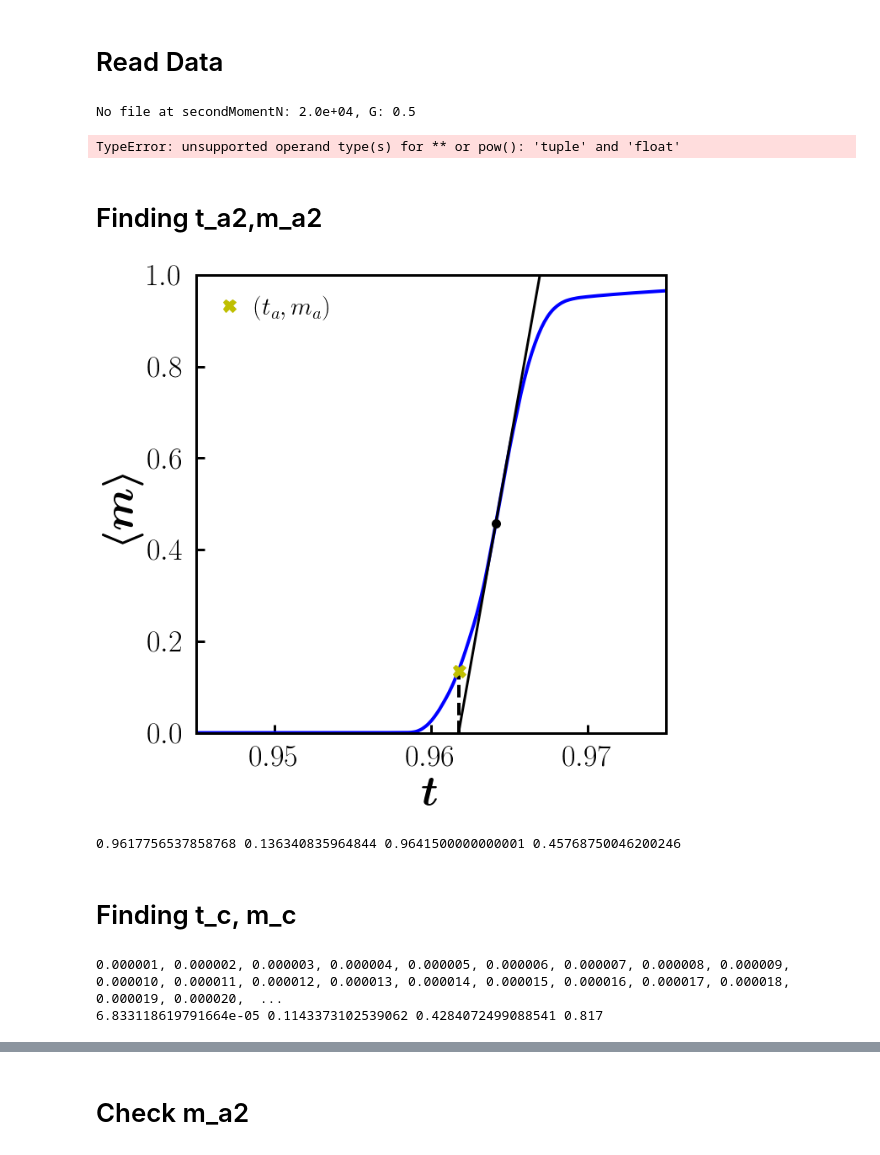
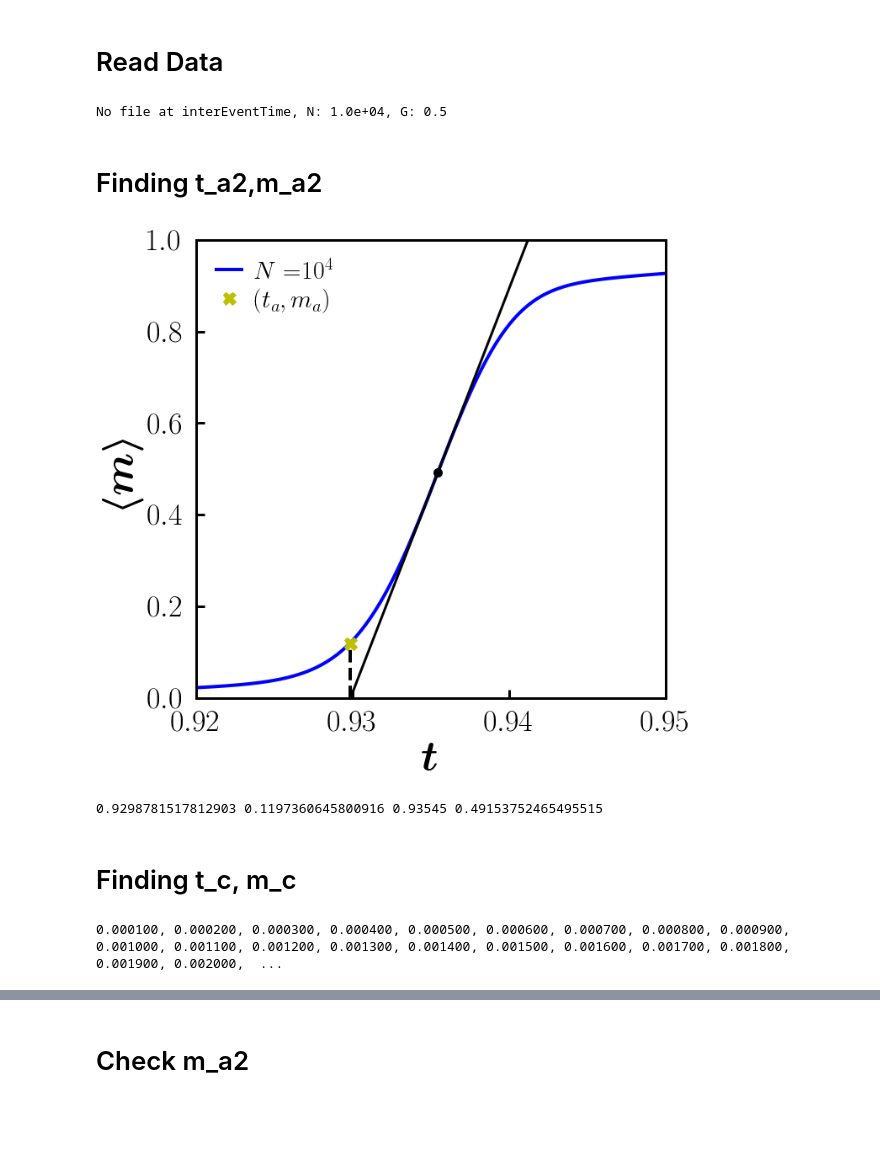
Before and after one commit to hoyunchoi/mBFW, a Jupyter notebook: src/characteristic_time.ipynb, the cells around one changed output, grey strips where cells are left out. Saved outputs shown, nothing was run; the diff lists cells and outputs as text; code cells hidden in the pictures; blank space fills up the shorter version.

Commit message:
finish sub/super, time dist

```diff
--- a/src/characteristic_time.ipynb
+++ b/src/characteristic_time.ipynb
@@ -37,91 +39,79 @@ t_mcs_c = {}
 m_mcs_c = {}
 # %%
 # for networkSize in networkSizeList:
-# for networkSize in [10000, 20000, 40000, 80000, 160000, 320000]:
-for networkSize in [20000, 160000, 1280000, 10240000]:
+for networkSize in [10000]:
     time[networkSize] = np.arange(0.0, 1.0, 1/networkSize)
     # for acceptanceThreshold in acceptanceThresholdList:
     for acceptanceThreshold in [0.5]:
         current = networkSize, acceptanceThreshold
-        points[current] = rd.readPoints(networkSize, acceptanceThreshold)
+        points[current] = {}
         #* -------------------------------------------------------
         orderParameter[current] = rd.read("orderParameter", networkSize, acceptanceThreshold)
         meanClusterSize[current] = rd.read("meanClusterSize", networkSize, acceptanceThreshold)
         secondMoment[current] = rd.read("secondMoment", networkSize, acceptanceThreshold)
         orderParameterVariance[current] = networkSize * (secondMoment[current] - orderParameter[current] ** 2.0)
-        # interEventTime[current] = rd.read("interEventTime", networkSize, acceptanceThreshold)
-        netOrderParameter[current] = {}
-        netSecondMoment[current] = {}
-        netOrderParameterVariance[current] = {}
-        for state in ["sub", "super"]:
-            netOrderParameter[current][state] = rd.read("netOrderParameter", networkSize, acceptanceThreshold, state)
-            netSecondMoment[current][state] = rd.read("netSecondMoment", networkSize, acceptanceThreshold, state)
-            t, sm = netSecondMoment[current][state]
-            netOrderParameterVariance[current][state] = t, networkSize * (sm - netOrderParameter[current][state] ** 2.0)
-        # singleOrderParameter[current] = rd.read("singleOrderParameter", networkSize, acceptanceThreshold)
+        interEventTime[current] = rd.read("interEventTime", networkSize, acceptanceThreshold)
         #* ---------------------------------------------------------
-        # orderParameterDist_t[current] = rd.extractRepeater("orderParameterDist", networkSize, acceptanceThreshold)
-        # for t in orderParameterDist_t[current]:
-        #     orderParameterDist[current, t] = rd.read("orderParameterDist", networkSize, acceptanceThreshold, t)
-        # clusterSizeDist_op[current] = rd.extractRepeater("clusterSizeDist", networkSize, acceptanceThreshold)
-        # for op in clusterSizeDist_op[current]:
-        #     clusterSizeDist[current, op] = rd.read("clusterSizeDist", networkSize, acceptanceThreshold, op)
+#         orderParameterDist_t[current] = rd.extractRepeater("orderParameterDist", networkSize, acceptanceThreshold)
+#         for t in orderParameterDist_t[current]:
+#             orderParameterDist[current, t] = rd.read("orderParameterDist", networkSize, acceptanceThreshold, t)
+#         clusterSizeDist_op[current] = rd.extractRepeater("clusterSizeDist", networkSize, acceptanceThreshold)
+#         for op in clusterSizeDist_op[current]:
+#             clusterSizeDist[current, op] = rd.read("clusterSizeDist", networkSize, acceptanceThreshold, op)
         #* ---------------------------------------------------------
+#         netOrderParameter[current] = {}
+#         netSecondMoment[current] = {}
+#         netOrderParameterVariance[current] = {}
+#         for accumulate in ["78"]:
+#             for state in ["sub", "super"]:
+#                 netOrderParameter[current][accumulate + state] = rd.read("netOrderParameter", networkSize, acceptanceThreshold, accumulate + state)
+#                 netSecondMoment[current][accumulate + state] = rd.read("netSecondMoment", networkSize, acceptanceThreshold, accumulate + state)
+#                 netOrderParameterVariance[current][accumulate + state] = netSecondMoment[current][accumulate + state][0],  networkSize * (netSecondMoment[current][accumulate + state][1] - netOrderParameter[current][accumulate + state][1] ** 2.0)
 # %% [output]
-No file at secondMomentN: 2.0e+04, G: 0.5
+No file at interEventTime, N: 1.0e+04, G: 0.5
-TypeError: unsupported operand type(s) for ** or pow(): 'tuple' and 'float'
+# %%
+current = networkSize, acceptanceThreshold = 10000, 0.5
 # %% [markdown]
 # Finding t_a2,m_a2
 # %%
 fig, ax = plt.subplots()
 ax.set_rasterized(True)
 
-networkSize = 1280000
-acceptanceThreshold = 0.4
-current = networkSize, acceptanceThreshold
-
 t, op = avgLinBin(time[networkSize], orderParameter[current])
-ax.plot(t, op, 'b-')
+ax.plot(t, op, 'b-', label=latex_string("N=") + latex_sci(networkSize, 3))
 t_a2, m_a2, t_inflection, m_inflection = rd.get_ta_inflection(networkSize, orderParameter[current])
 a = m_inflection/(t_inflection-t_a2)
 ax.plot([t_a2, t_inflection + (1-m_inflection)/a], [0, 1], 'k-', linewidth=3)
 ax.plot(t_inflection, m_inflection, "ko", markersize=10)
 ax.plot([t_a2,t_a2], [0, m_a2], 'k--')
 ax.plot(t_a2, m_a2, 'yX', label=latex_string("(t_a, m_a)"))
 
 ax.set_xlim(chi_plotRange[acceptanceThreshold])
 ax.set_ylim([0, 1])
 ax.set_xlabel(latex_bold_string("t"))
 ax.set_ylabel(latex_bold_string("\langle m \\rangle"))
 ax.legend(loc="upper left", fontsize=30)
 
 # fig.savefig("../data/mBFW/fig/t_op(N{:.1e},G{:.1f}).pdf".format(*current), bbox_inches = 'tight', pad_inches = 0.1, facecolor = 'w', dpi=100)
-plt.show()
+fig.show()
 # %% [output]
-[figure, old version]
+[figure, new version]
 # %%
 points[current]["t_a2"], points[current]["m_a2"], points[current]["t_inflection"], points[current]["m_inflection"] = t_a2, m_a2, t_inflection, m_inflection
 print(t_a2,m_a2,t_inflection, m_inflection)
-# with open("../data/points/" + "N{:.1e},G{:.1f}".format(*current) + ".txt", 'a') as file:
-#     file.write("t_a2: " + str(t_a2) + "\n")
-#     file.write("m_a2: " + str(m_a2) + "\n")
-#     file.write("t_inflection: " + str(t_inflection) + "\n")
-#     file.write("m_inflection: " + str(m_inflection) + "\n")
+with open("../data/points/" + "N{:.1e},G{:.1f}".format(*current) + ".txt", 'a') as file:
+    file.write("t_a2: " + str(t_a2) + "\n")
+    file.write("m_a2: " + str(m_a2) + "\n")
+    file.write("t_inflection: " + str(t_inflection) + "\n")
+    file.write("m_inflection: " + str(m_inflection) + "\n")
 # %% [output]
-0.9617756537858768 0.136340835964844 0.9641500000000001 0.45768750046200246
+0.9298781517812903 0.1197360645800916 0.93545 0.49153752465495515
 # %% [markdown]
 # Finding t_c, m_c
-# %%
-networkSize = 10240000
-acceptanceThreshold = 0.5
-current = networkSize, acceptanceThreshold
-m_a1, m_a2, m_b, m_c = points[current]["m_a1"], points[current]["m_a2"], points[current]["m_b"], points[current]["m_c"]
-
-print(", ".join('{:.6f}'.format(op) for op in clusterSizeDist_op[current]))
-print(m_a1, m_a2, m_b, m_c)
-# %% [output]
-0.000001, 0.000002, 0.000003, 0.000004, 0.000005, 0.000006, 0.000007, 0.000008, 0.000009, 0.000010, 0.000011, 0.000012, 0.000013, 0.000014, 0.000015, 0.000016, 0.000017, 0.000018, 0.000019, 0.000020,  ...
-6.833118619791664e-05 0.1143373102539062 0.4284072499088541 0.817
+# %%
+print(", ".join('{:.6f}'.format(op) for op in clusterSizeDist_op[current]))
+# %% [output]
+0.000100, 0.000200, 0.000300, 0.000400, 0.000500, 0.000600, 0.000700, 0.000800, 0.000900, 0.001000, 0.001100, 0.001200, 0.001300, 0.001400, 0.001500, 0.001600, 0.001700, 0.001800, 0.001900, 0.002000,  ...
 # %%
 fig, ax = plt.subplots()
 ax.set_rasterized(True)
```
Also changed, not shown: parts of 25 cells of this notebook, 8 other files.
